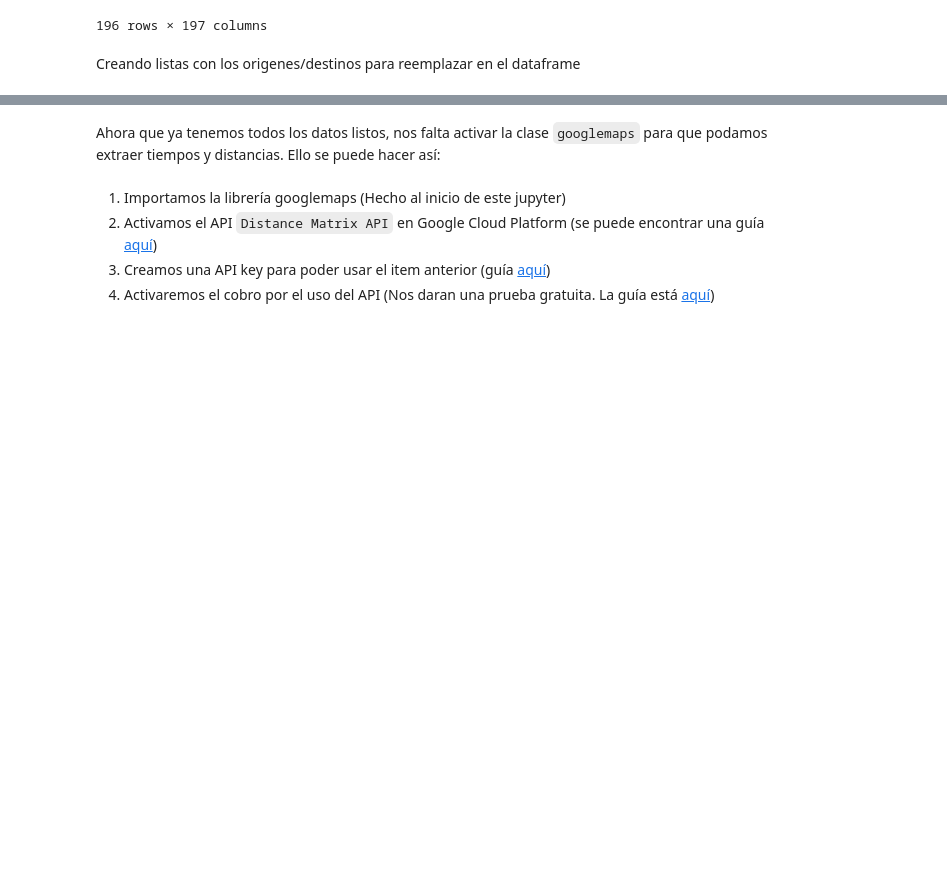
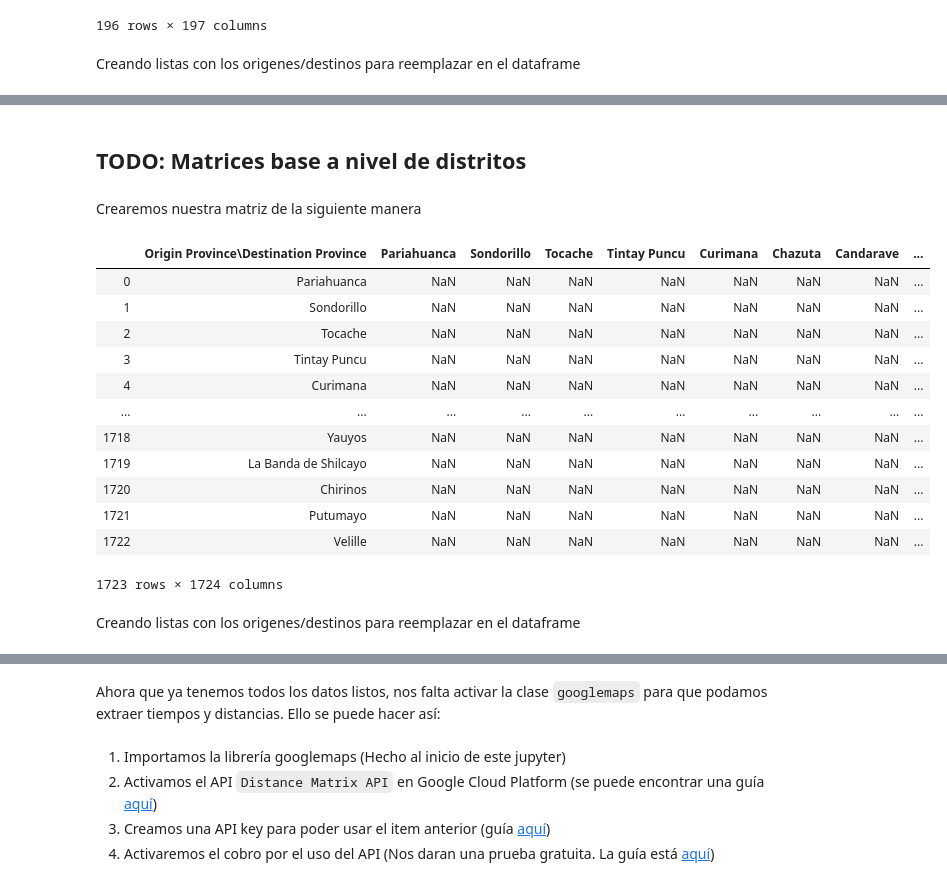
Before and after one commit to mgutierrezc/covid-scraping-peru, a Jupyter notebook: Scraping Google Maps Perú [Provincias].ipynb, the cells around one changed output, grey strips where cells are left out. Cells and saved outputs as stored; diff of their text form; code cells hidden in the pictures; blank space fills up the shorter version.

```diff
--- a/Scraping Google Maps Perú [Provincias].ipynb
+++ b/Scraping Google Maps Perú [Provincias].ipynb
@@ -133,0 +153,27 @@ for prov_row in provincias:
+# %% [markdown]
+## TODO: Matrices base a nivel de distritos
+# %% [markdown]
+Crearemos nuestra matriz de la siguiente manera
+# %%
+first_col = ["Origin Province\Destination Province"]
+dist_distances = pd.DataFrame({"Origin Province\Destination Province": distritos},
+                        columns = first_col+distritos)
+dist_times = pd.DataFrame({"Origin Province\Destination Province": distritos},
+                        columns = first_col+distritos)
+dist_distances
+# %% [output]
+|  | Origin Province\Destination Province | Pariahuanca | Sondorillo | Tocache | Tintay Puncu | Curimana | Chazuta | Candarave | ... |
+| 0 | Pariahuanca | NaN | NaN | NaN | NaN | NaN | NaN | NaN | ... |
+| 1 | Sondorillo | NaN | NaN | NaN | NaN | NaN | NaN | NaN | ... |
+| 2 | Tocache | NaN | NaN | NaN | NaN | NaN | NaN | NaN | ... |
+| 3 | Tintay Puncu | NaN | NaN | NaN | NaN | NaN | NaN | NaN | ... |
+| 4 | Curimana | NaN | NaN | NaN | NaN | NaN | NaN | NaN | ... |
+| ... | ... | ... | ... | ... | ... | ... | ... | ... | ... |
+| 1718 | Yauyos | NaN | NaN | NaN | NaN | NaN | NaN | NaN | ... |
+| 1719 | La Banda de Shilcayo | NaN | NaN | NaN | NaN | NaN | NaN | NaN | ... |
+| 1720 | Chirinos | NaN | NaN | NaN | NaN | NaN | NaN | NaN | ... |
+| 1721 | Putumayo | NaN | NaN | NaN | NaN | NaN | NaN | NaN | ... |
+| 1722 | Velille | NaN | NaN | NaN | NaN | NaN | NaN | NaN | ... |
+1723 rows × 1724 columns
+# %% [markdown]
+Creando listas con los origenes/destinos para reemplazar en el dataframe
```
Also changed, not shown: parts of 18 cells of this notebook.
